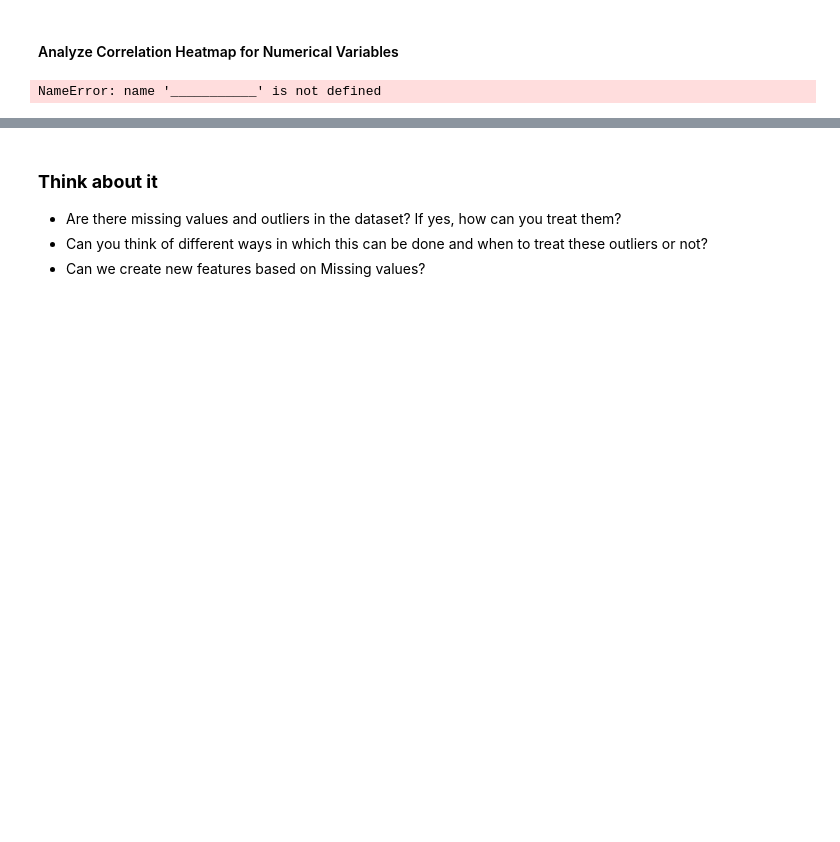
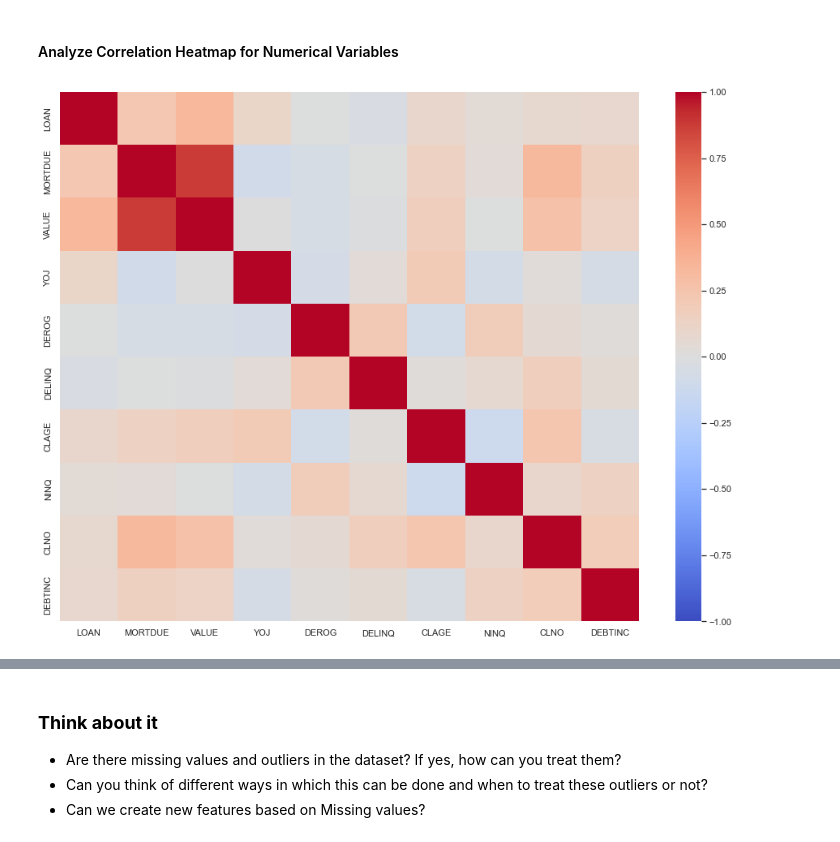
Before and after one commit to asadTariq666/Python_work, a Jupyter notebook: Loan Default Classification/Reference_Notebook_Milestone_1_Classification .ipynb, the cells around one changed output, grey strips where cells are left out. Cells and saved outputs as stored; diff of their text form; code cells hidden in the pictures; blank space fills up the shorter version.

```diff
--- a/Loan Default Classification/Reference_Notebook_Milestone_1_Classification .ipynb
+++ b/Loan Default Classification/Reference_Notebook_Milestone_1_Classification .ipynb
@@ -646,22 +646,22 @@ All      4515  1166  5681
 # %%
 # Separating numerical variables
 numerical_col = data.select_dtypes(include=np.number).columns.tolist()
 
 # Build correlation matrix for numerical columns
 # Remove ___________ and complete the code
 
-corr = data[___________]._________________
+corr = data[numerical_col].corr()
 
 # plot the heatmap
 # Remove ___________ and complete the code
 
 plt.figure(figsize=(16,12))
-sns.heatmap(___________,cmap='coolwarm',vmax=1,vmin=-1,
+sns.heatmap(corr,cmap='coolwarm',vmax=1,vmin=-1,
         fmt=".2f",
         xticklabels=corr.columns,
         yticklabels=corr.columns);
 # %% [output]
-NameError: name '___________' is not defined
+[figure, added]
 # %%
 # Build pairplot for the data with hue = 'BAD'
 # Remove ___________ and complete the code
```
Also changed, not shown: parts of 3 cells of this notebook.
